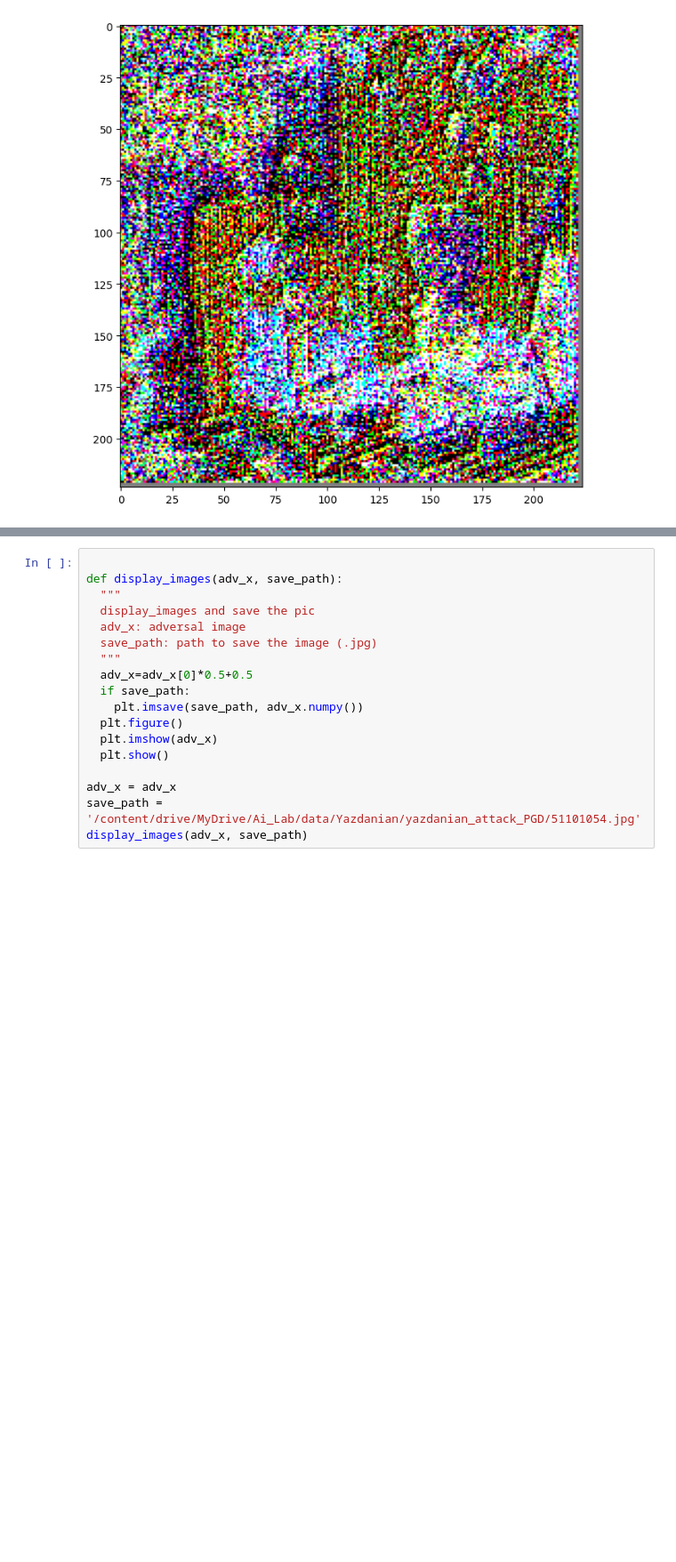
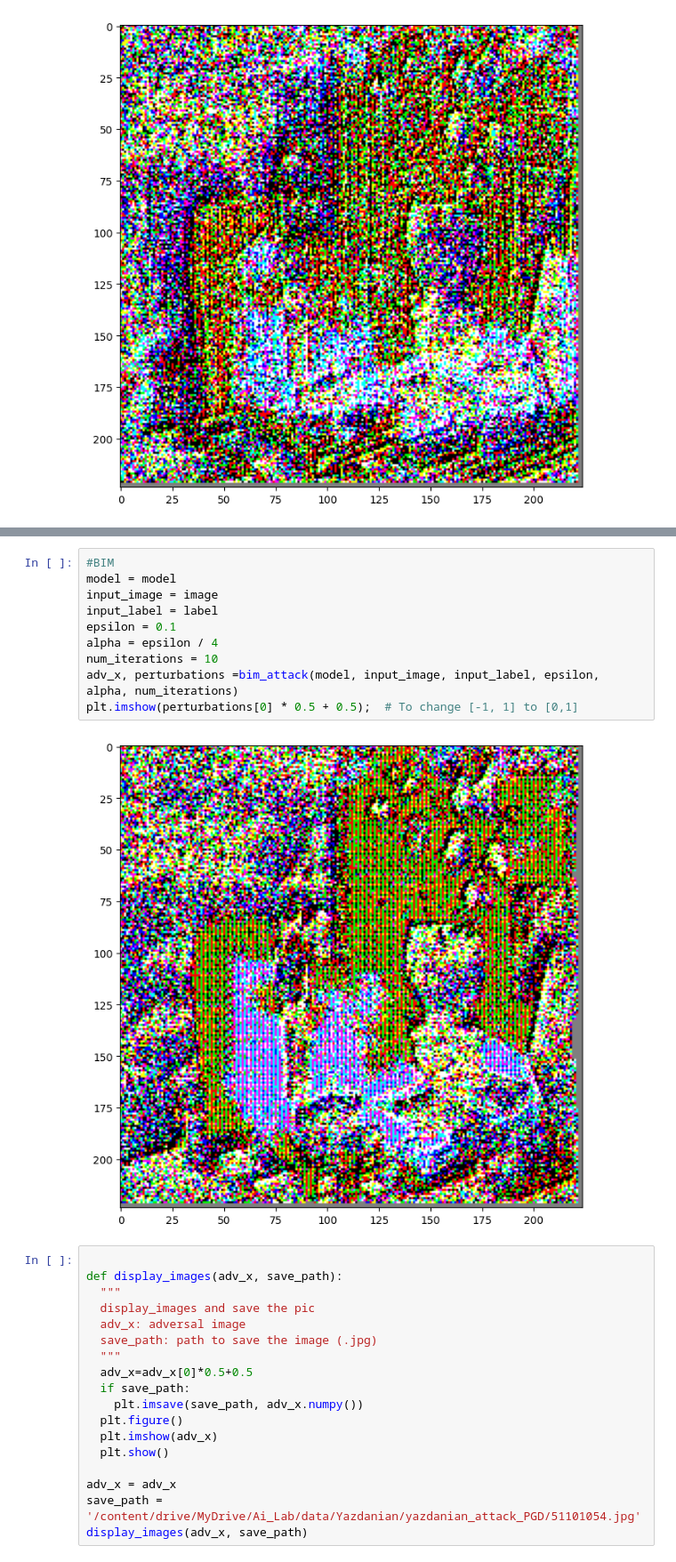
Before and after one commit to ErfanShakouri/AI_Image_Augmentation, a Jupyter notebook: Attacks/PersonalADV.ipynb, the cells around one changed output, grey strips where cells are left out. Shown at 89% size. Saved outputs shown, nothing was run; the diff lists cells and outputs as text; blank space fills up the shorter version.

```diff
--- a/Attacks/PersonalADV.ipynb
+++ b/Attacks/PersonalADV.ipynb
@@ -431,3 +464,15 @@ plt.imshow(perturbations[0] * 0.5 + 0.5);  # To change [-1, 1] to [0,1]
+# %%
+#BIM
+model = model
+input_image = image
+input_label = label
+epsilon = 0.1
+alpha = epsilon / 4
+num_iterations = 10
+adv_x, perturbations =bim_attack(model, input_image, input_label, epsilon, alpha, num_iterations)
+plt.imshow(perturbations[0] * 0.5 + 0.5);  # To change [-1, 1] to [0,1]
+# %% [output]
+[figure, added]
 # %%
 
 def display_images(adv_x, save_path):
```
Also changed, not shown: parts of 2 cells of this notebook.
